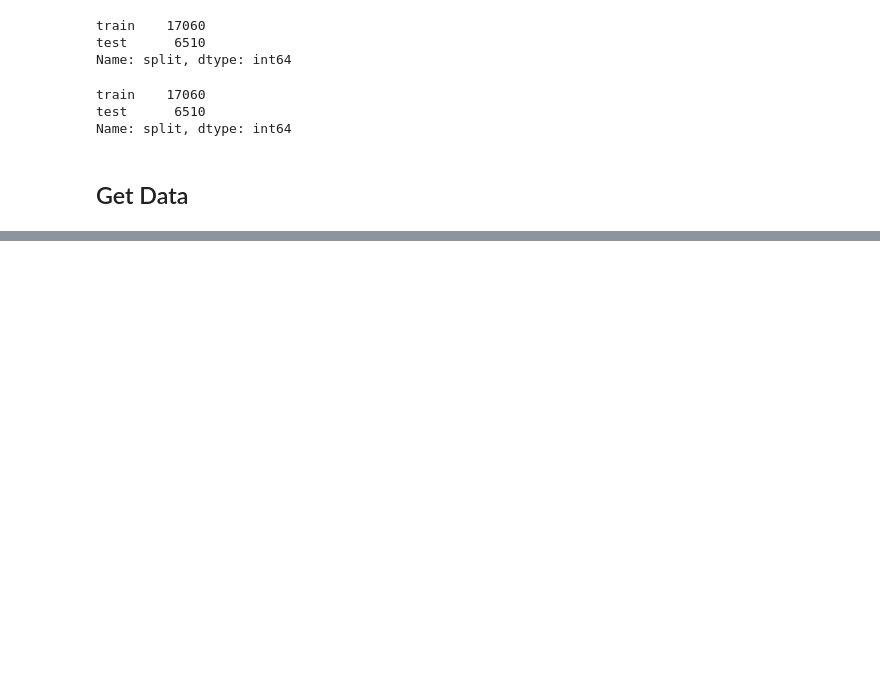
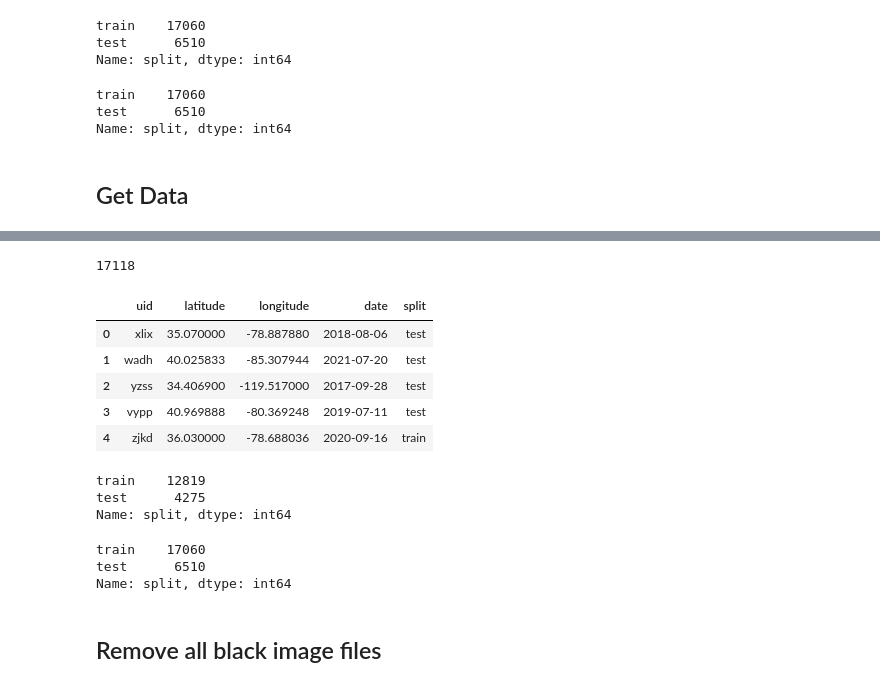
Before and after one commit to keenansamway/Algal-Bloom-Detection, a Jupyter notebook: download_images.ipynb, the cells around one changed output, grey strips where cells are left out. Drawn from its saved outputs; the diff is of its cells as text; code cells hidden in the pictures; blank space fills up the shorter version.

```diff
--- a/download_images.ipynb
+++ b/download_images.ipynb
@@ -285,0 +293,26 @@ Could not pull satellite imagery for 2 samples
+# %%
+imgs = os.listdir(IMAGE_DIR)
+imgs.remove('.DS_Store')
+# %%
+df = pd.DataFrame(imgs, columns=['uid'])
+# %%
+df['uid'] = df['uid'].apply(lambda x: x.replace('.png', ''))
+# %%
+saved = df.merge(
+    metadata,
+    how='left',
+    left_on='uid',
+    right_on='uid',
+    validate='1:1'
+)
+# %%
+print(len(saved))
+saved.head()
+# %% [output]
+17118
+|  | uid | latitude | longitude | date | split |
+| 0 | xlix | 35.070000 | -78.887880 | 2018-08-06 | test |
+| 1 | wadh | 40.025833 | -85.307944 | 2021-07-20 | test |
+| 2 | yzss | 34.406900 | -119.517000 | 2017-09-28 | test |
+| 3 | vypp | 40.969888 | -80.369248 | 2019-07-11 | test |
+| 4 | zjkd | 36.030000 | -78.688036 | 2020-09-16 | train |
@@ -285,0 +321,14 @@ Could not pull satellite imagery for 2 samples
+# %%
+saved.split.value_counts()
+# %% [output]
+train    12819
+test      4275
+Name: split, dtype: int64
+# %%
+metadata.split.value_counts()
+# %% [output]
+train    17060
+test      6510
+Name: split, dtype: int64
+# %% [markdown]
+## Remove all black image files
```
Also changed, not shown: parts of 11 cells of this notebook, 3 other files.
